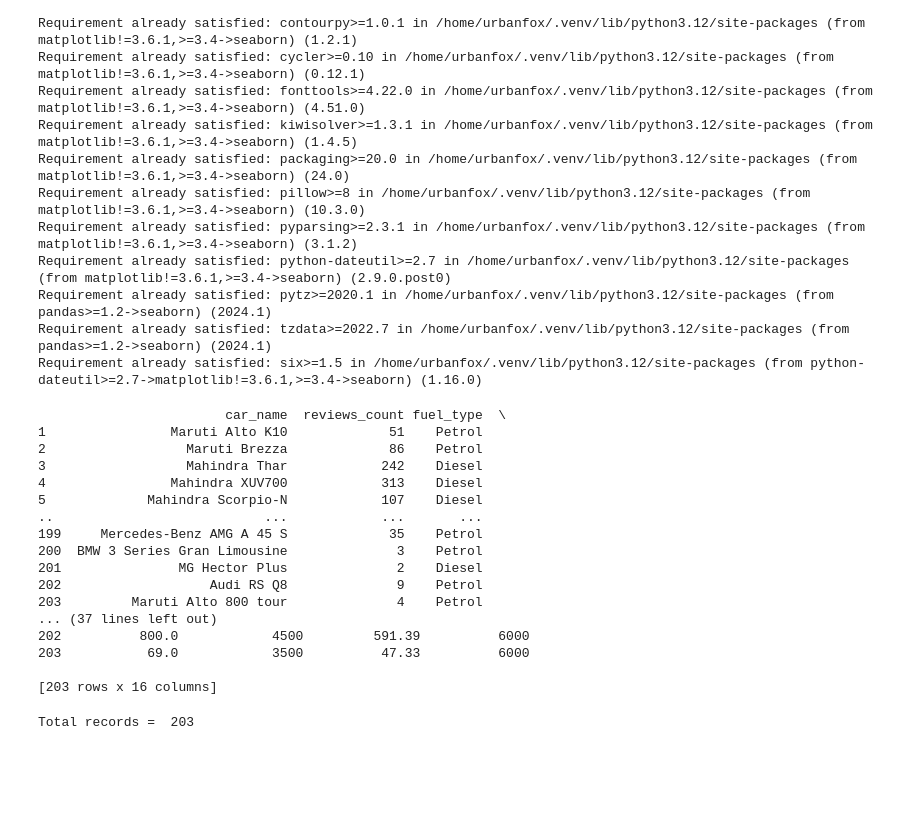
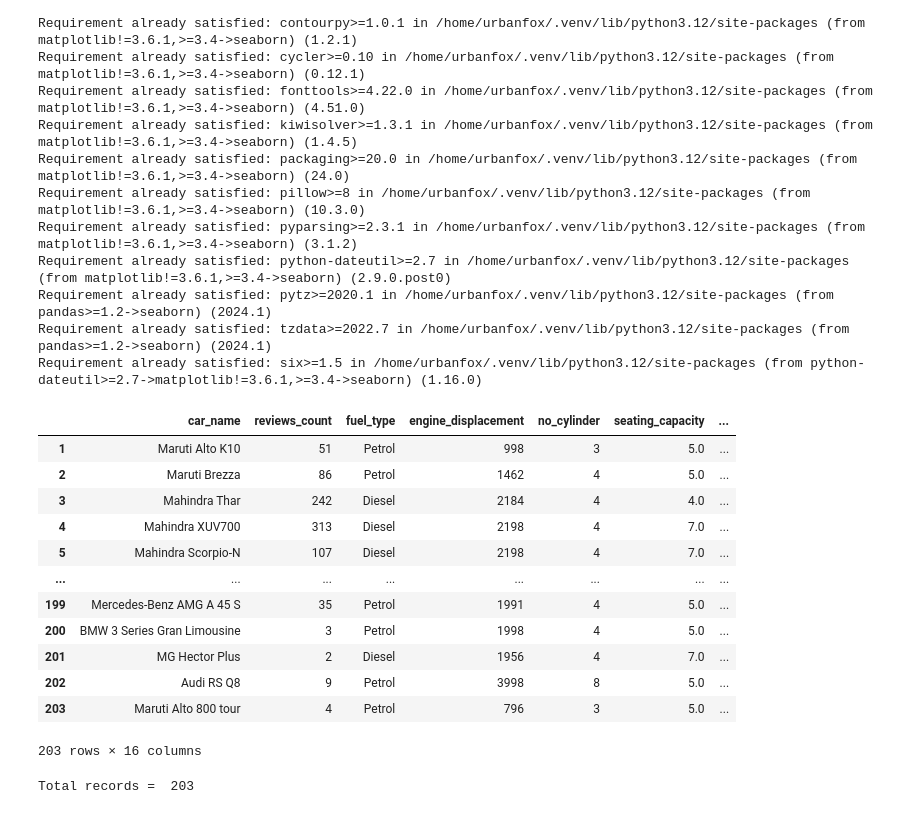
Before and after one commit to Martijn-Cauwenberghs/programming2_exercises, a Jupyter notebook: 07-data-processing/03-visualizations/student.ipynb, the cells around one changed output. Saved outputs shown, nothing was run; the diff lists cells and outputs as text; code cells hidden in the pictures; blank space fills up the shorter version.

```diff
--- a/07-data-processing/03-visualizations/student.ipynb
+++ b/07-data-processing/03-visualizations/student.ipynb
@@ -36,26 +36,22 @@ Requirement already satisfied: six>=1.5 in /home/urbanfox/.venv/lib/python3.12/s
 # %%
 filepath = "../cars.csv"
 data = pd.read_csv(filepath, index_col = 0)
-# %%
-print(data)
-# %% [output]
-                        car_name  reviews_count fuel_type  \
-1                Maruti Alto K10             51    Petrol
-2                  Maruti Brezza             86    Petrol
-3                  Mahindra Thar            242    Diesel
-4                Mahindra XUV700            313    Diesel
-5             Mahindra Scorpio-N            107    Diesel
-..                           ...            ...       ...
-199     Mercedes-Benz AMG A 45 S             35    Petrol
-200  BMW 3 Series Gran Limousine              3    Petrol
-201               MG Hector Plus              2    Diesel
-202                   Audi RS Q8              9    Petrol
-203         Maruti Alto 800 tour              4    Petrol
-... (37 lines left out)
-202          800.0            4500         591.39          6000
-203           69.0            3500          47.33          6000
-
-[203 rows x 16 columns]
+# %%
+data
+# %% [output]
+|  | car_name | reviews_count | fuel_type | engine_displacement | no_cylinder | seating_capacity | ... |
+| 1 | Maruti Alto K10 | 51 | Petrol | 998 | 3 | 5.0 | ... |
+| 2 | Maruti Brezza | 86 | Petrol | 1462 | 4 | 5.0 | ... |
+| 3 | Mahindra Thar | 242 | Diesel | 2184 | 4 | 4.0 | ... |
+| 4 | Mahindra XUV700 | 313 | Diesel | 2198 | 4 | 7.0 | ... |
+| 5 | Mahindra Scorpio-N | 107 | Diesel | 2198 | 4 | 7.0 | ... |
+| ... | ... | ... | ... | ... | ... | ... | ... |
+| 199 | Mercedes-Benz AMG A 45 S | 35 | Petrol | 1991 | 4 | 5.0 | ... |
+| 200 | BMW 3 Series Gran Limousine | 3 | Petrol | 1998 | 4 | 5.0 | ... |
+| 201 | MG Hector Plus | 2 | Diesel | 1956 | 4 | 7.0 | ... |
+| 202 | Audi RS Q8 | 9 | Petrol | 3998 | 8 | 5.0 | ... |
+| 203 | Maruti Alto 800 tour | 4 | Petrol | 796 | 3 | 5.0 | ... |
+203 rows × 16 columns
 # %%
 data['seating_capacity'] = data['seating_capacity'].replace(np.nan, 0)
 # %%
```
Also changed, not shown: parts of 5 cells of this notebook, 2 other files.
